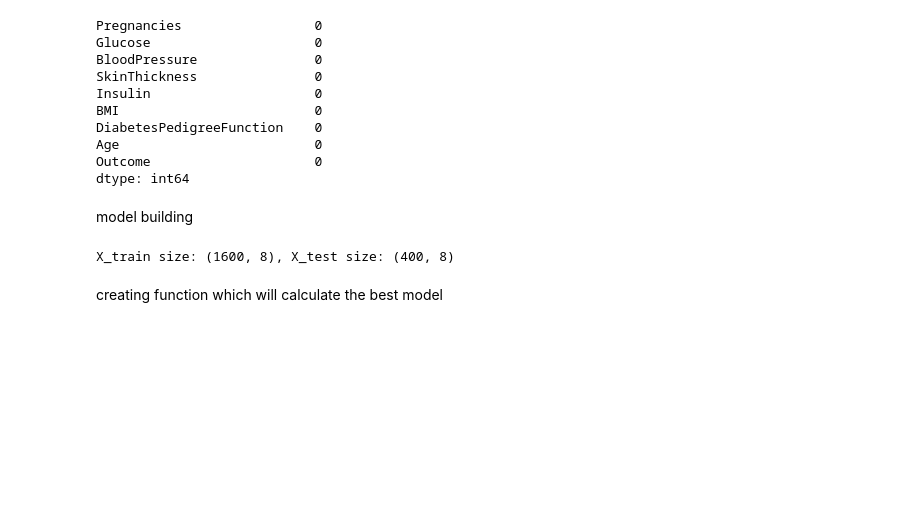
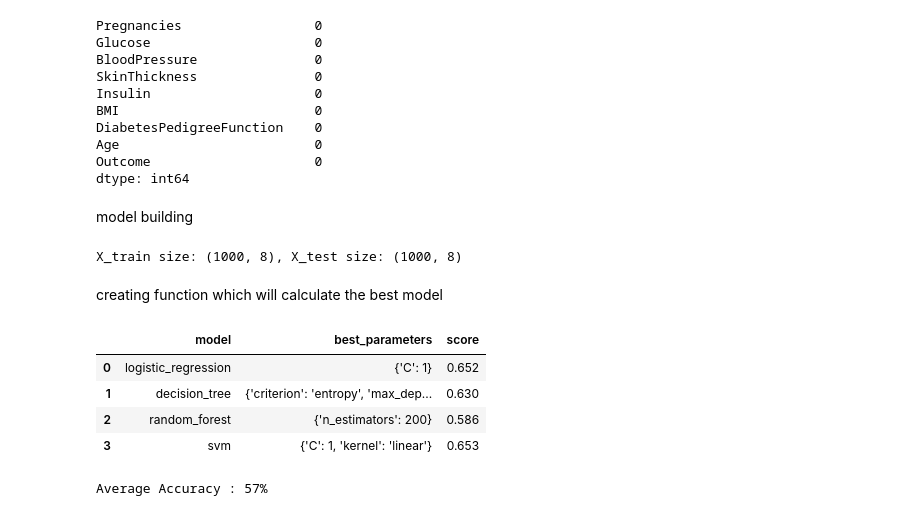
Before and after one commit to shovo896/Diabetes_detection, a Jupyter notebook: diabetes_predicyion.ipynb, the cells around one changed output. Drawn from its saved outputs; the diff is of its cells as text; code cells hidden in the pictures; blank space fills up the shorter version.

```diff
--- a/diabetes_predicyion.ipynb
+++ b/diabetes_predicyion.ipynb
@@ -174,11 +174,11 @@ from sklearn.model_selection import train_test_split
 X = df.drop(columns='Outcome')
 y = df['Outcome']
 
-X_train, X_test, y_train, y_test = train_test_split(X, y, test_size=0.20, random_state=0)
+X_train, X_test, y_train, y_test = train_test_split(X, y, test_size=0.50, random_state=0)
 
 print('X_train size: {}, X_test size: {}'.format(X_train.shape, X_test.shape))
 # %% [output]
-X_train size: (1600, 8), X_test size: (400, 8)
+X_train size: (1000, 8), X_test size: (1000, 8)
 # %%
 from sklearn.preprocessing import StandardScaler
 sc=StandardScaler()
@@ -193,3 +193,65 @@ from sklearn.ensemble import RandomForestClassifier
 from sklearn.svm import SVC
 # %% [markdown]
 creating function which will calculate the best model
+# %%
+def find_best_model(X, y):
+    models = {
+        'logistic_regression': {
+            'model': LogisticRegression(solver='lbfgs', multi_class='auto', max_iter=500),
+            'parameters': {
+                'C': [1, 5, 10]
+            }
+        },
+        'decision_tree': {
+            'model': DecisionTreeClassifier(splitter='best'),
+            'parameters': {
+                'criterion': ['gini', 'entropy'],
+                'max_depth': [5, 10]
+            }
+        },
+        'random_forest': {
+            'model': RandomForestClassifier(criterion='gini'),
+            'parameters': {
+                'n_estimators': [10, 15, 20, 50, 100, 200]
+            }
+        },
+        'svm': {
+            'model': SVC(gamma='auto'),
+            'parameters': {
+                'C': [1, 10, 20],
+                'kernel': ['rbf', 'linear']
+            }
+        }
+    }
+
+    scores = []
+    cv_shuffle = ShuffleSplit(n_splits=5, test_size=0.20, random_state=0)
+
+    for model_name, model_params in models.items():
+        gs = GridSearchCV(model_params['model'], model_params['parameters'],
+                          cv=cv_shuffle, return_train_score=False)
+        gs.fit(X, y)
+        scores.append({
+            'model': model_name,
+            'best_parameters': gs.best_params_,
+            'score': gs.best_score_
+        })
+
+    return pd.DataFrame(scores)
+
+# Run it
+find_best_model(X_train, y_train)
+# %% [output]
+|  | model | best_parameters | score |
+| 0 | logistic_regression | {'C': 1} | 0.652 |
+| 1 | decision_tree | {'criterion': 'entropy', 'max_dep... | 0.630 |
+| 2 | random_forest | {'n_estimators': 200} | 0.586 |
+| 3 | svm | {'C': 1, 'kernel': 'linear'} | 0.653 |
+# %%
+
+# Using cross_val_score for gaining average accuracy
+from sklearn.model_selection import cross_val_score
+scores = cross_val_score(RandomForestClassifier(n_estimators=20, random_state=0), X_train, y_train, cv=5)
+print('Average Accuracy : {}%'.format(round(sum(scores)*100/len(scores)), 3))
+# %% [output]
+Average Accuracy : 57%
```
